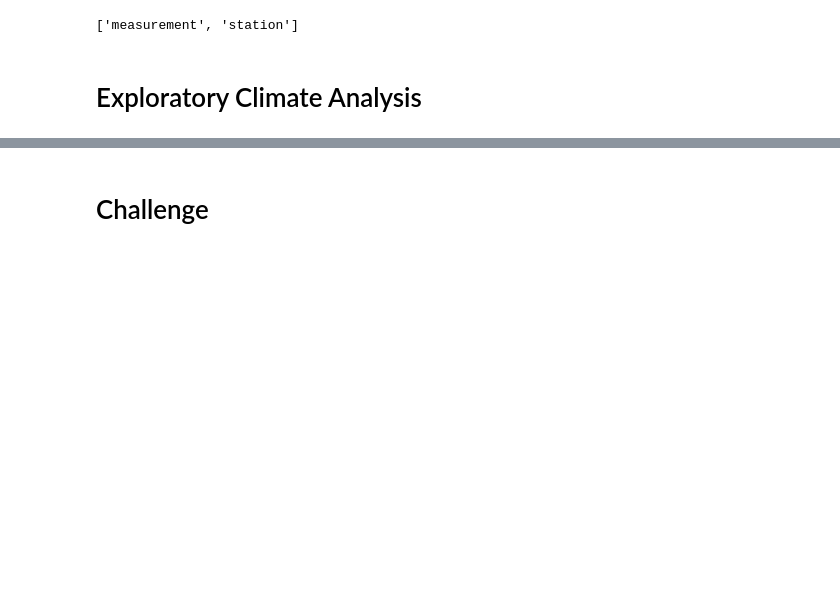
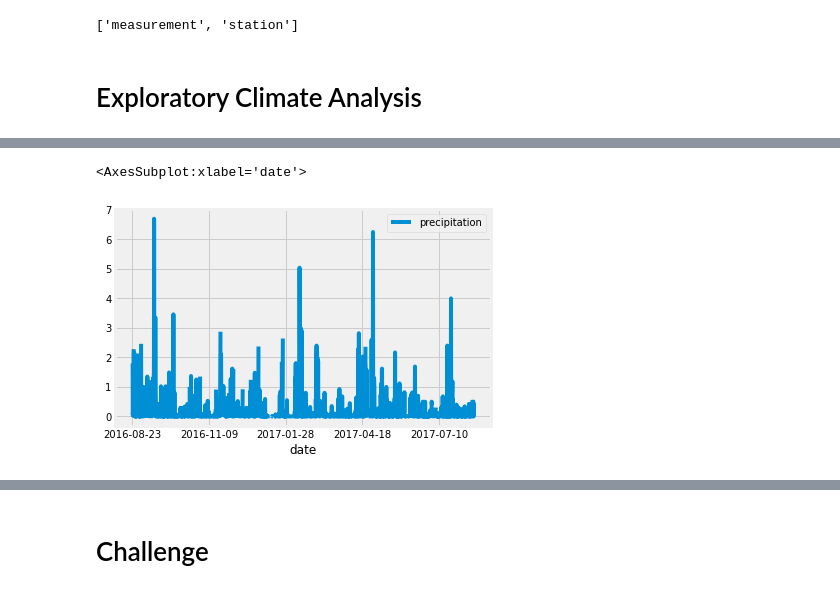
Before and after one commit to Kesh0326/surfs_up, a Jupyter notebook: climate_analysis.ipynb, the cells around one changed output, grey strips where cells are left out. Drawn from its saved outputs; the diff is of its cells as text; code cells hidden in the pictures; blank space fills up the shorter version.

Commit message:
Added precipitation plot

```diff
--- a/climate_analysis.ipynb
+++ b/climate_analysis.ipynb
@@ -60,0 +68,5 @@ session = Session(engine)
+# %%
+# Add filter function to filter out data we don't need and add a function (.all) store the results in a list
+
+results = session.query(Measurement.date, Measurement.prcp).filter(Measurement.date >= prev_year).all()
+print(results)
@@ -60,0 +75,6 @@ session = Session(engine)
+# %%
+# Save the query results as a Pandas DataFrame and set the index to the date column
+df = pd.DataFrame(results, columns=['date', 'precipitation'])
+# %%
+# Make date column the first column
+df.set_index(df['date'], inplace = True)
@@ -60,0 +121,4 @@ session = Session(engine)
+# %%
+# Sort the dataframe by date
+df = df.sort_index()
+print(df.to_string(index = False))
@@ -61,2 +143,8 @@ session = Session(engine)
+# %%
+# Use Pandas Plotting with Matplotlib to plot the data
+df.plot()
+# %% [output]
+<AxesSubplot:xlabel='date'>
+[figure, added]
 # %%
 # Use Pandas to calcualte the summary statistics for the precipitation data
```
Also changed, not shown: parts of 8 cells of this notebook.
